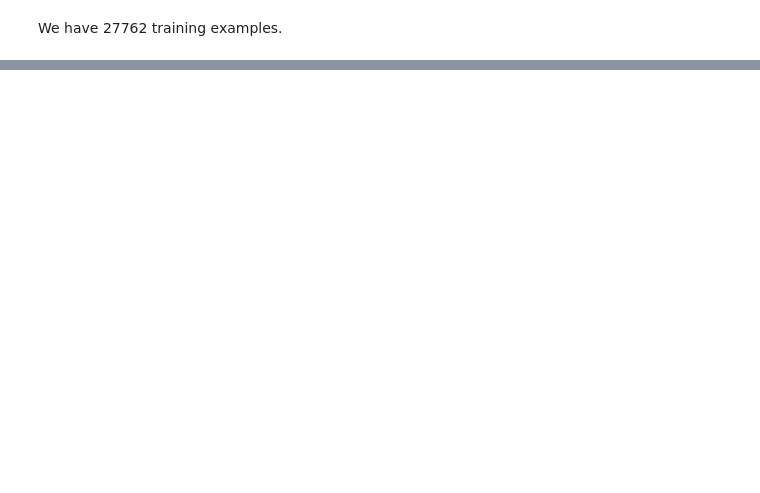
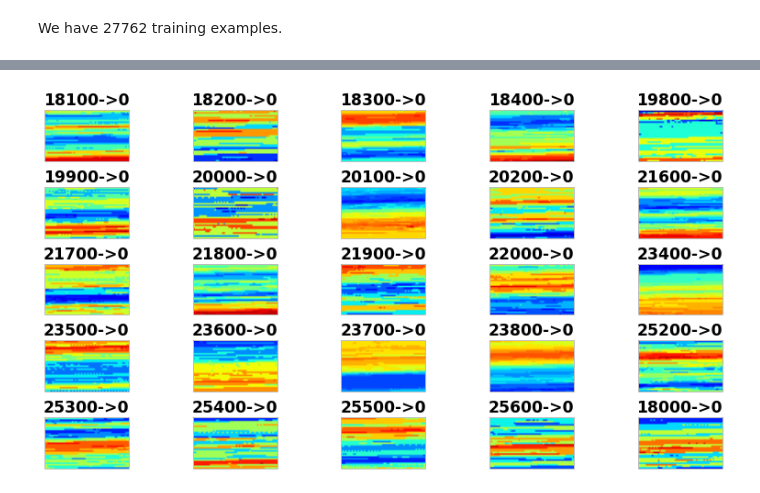
Before and after one commit to mfzhang/lehedge, a Jupyter notebook: LeHedge-DataPreparation.ipynb, the cells around one changed output, grey strips where cells are left out. Cells and saved outputs as stored; diff of their text form; code cells hidden in the pictures; blank space fills up the shorter version.

```diff
--- a/LeHedge-DataPreparation.ipynb
+++ b/LeHedge-DataPreparation.ipynb
@@ -630,0 +608,16 @@ for i in range(0,rows):
+# %%
+fig = plt.figure()
+rows = 5
+cols = 5
+for i in range(0,rows):
+    for j in range(0,cols):
+        ax = fig.add_subplot(rows,cols,i*rows+j)
+        ax.set_xticks([])
+        ax.set_yticks([])
+        where = 18000+i*1800+j*100
+        xo = d_learn[0][0][where]
+        yo = 1/(1+exp(-xo))*255
+        ax.set_title(str(where) + '->' + str(d_learn[0][1][where]))
+        ax.imshow(reshape(yo,(34,56)), vmin = 0, vmax = 255)
+# %% [output]
+[figure, added]
```
Also changed, not shown: parts of 13 cells of this notebook.
